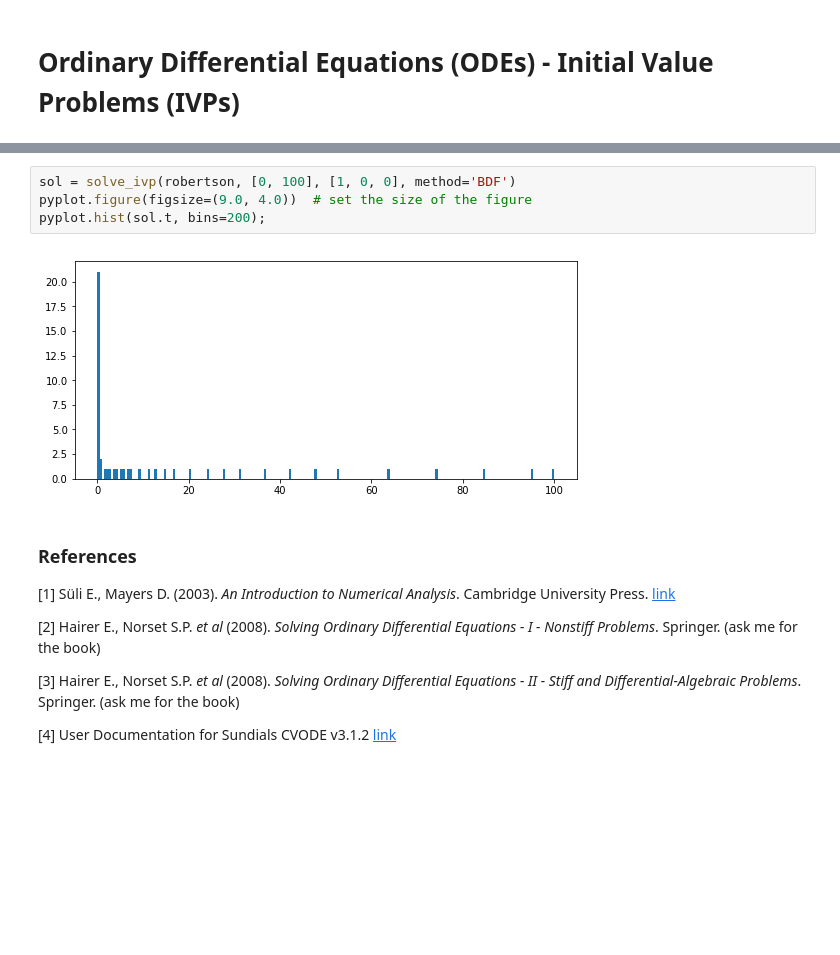
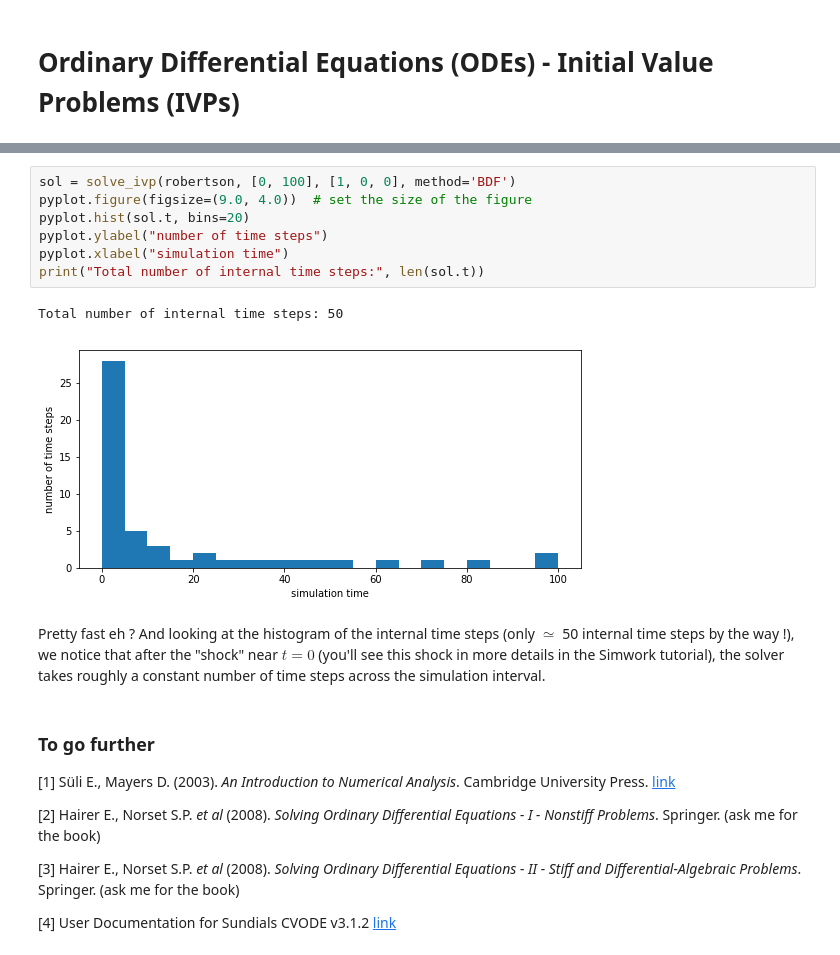
Before and after one commit to eltix/notebooks, a Jupyter notebook: odes.ipynb, the cells around one changed output, grey strips where cells are left out. Cells and saved outputs as stored; diff of their text form; blank space fills up the shorter version.

Commit message:
update tutorial

```diff
--- a/odes.ipynb
+++ b/odes.ipynb
@@ -124,11 +178,17 @@ pyplot.hist(sol.t, bins=200);
 # %%
 sol = solve_ivp(robertson, [0, 100], [1, 0, 0], method='BDF')
 pyplot.figure(figsize=(9.0, 4.0))  # set the size of the figure
-pyplot.hist(sol.t, bins=200);
+pyplot.hist(sol.t, bins=20)
+pyplot.ylabel("number of time steps")
+pyplot.xlabel("simulation time")
+print("Total number of internal time steps:", len(sol.t))
 # %% [output]
+Total number of internal time steps: 50
-[figure, old version]
+[figure, new version]
+# %% [markdown]
+Pretty fast eh ? And looking at the histogram of the internal time steps (only $\simeq$ 50 internal time steps by the way !), we notice that after the "shock" near $t=0$ (you'll see this shock in more details in the Simwork tutorial), the solver takes roughly a constant number of time steps across the simulation interval.
 # %% [markdown]
-### References
+### To go further
 
 [1] Süli E., Mayers D. (2003). _An Introduction to Numerical Analysis_. Cambridge University Press. [link](http://newdoc.nccu.edu.tw/teasyllabus/111648701013/Numerical_Analysis.pdf)
 
```
Also changed, not shown: parts of 9 cells of this notebook.
